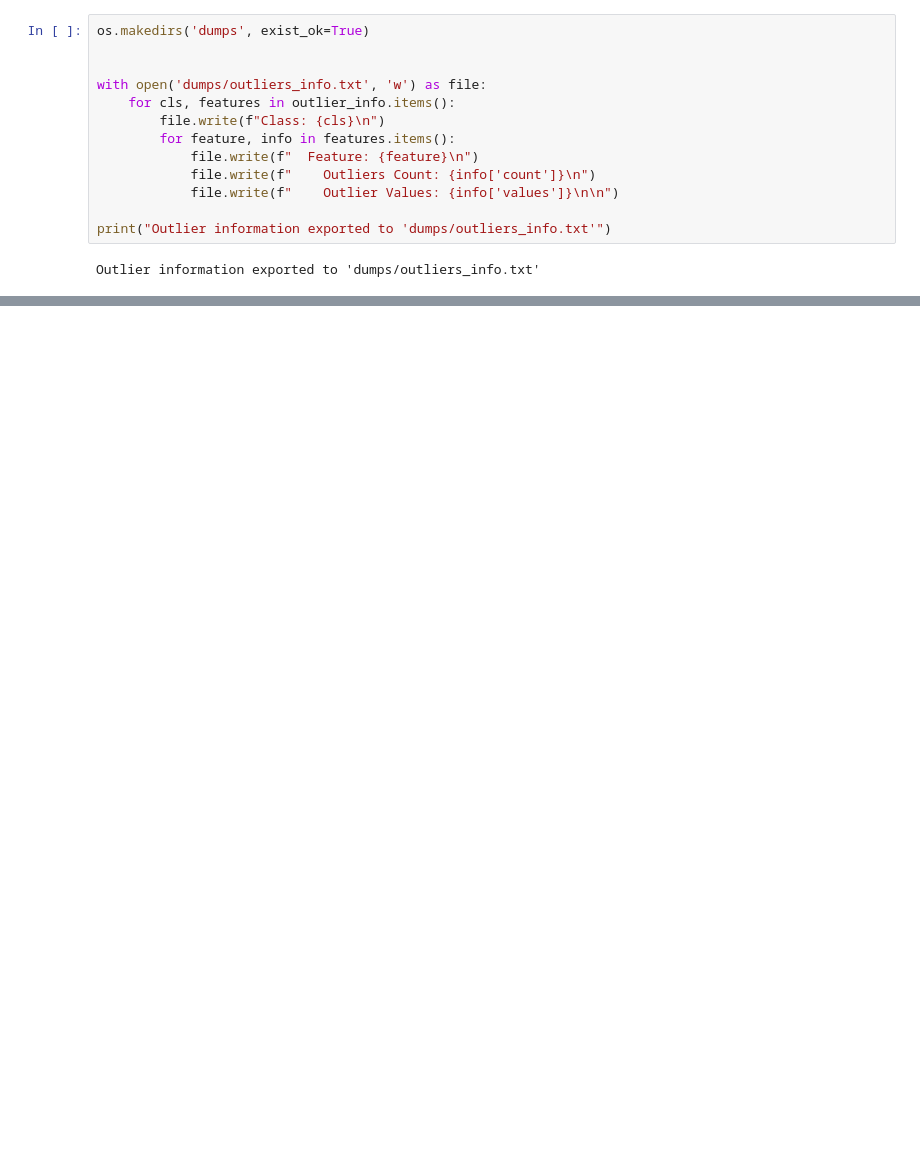
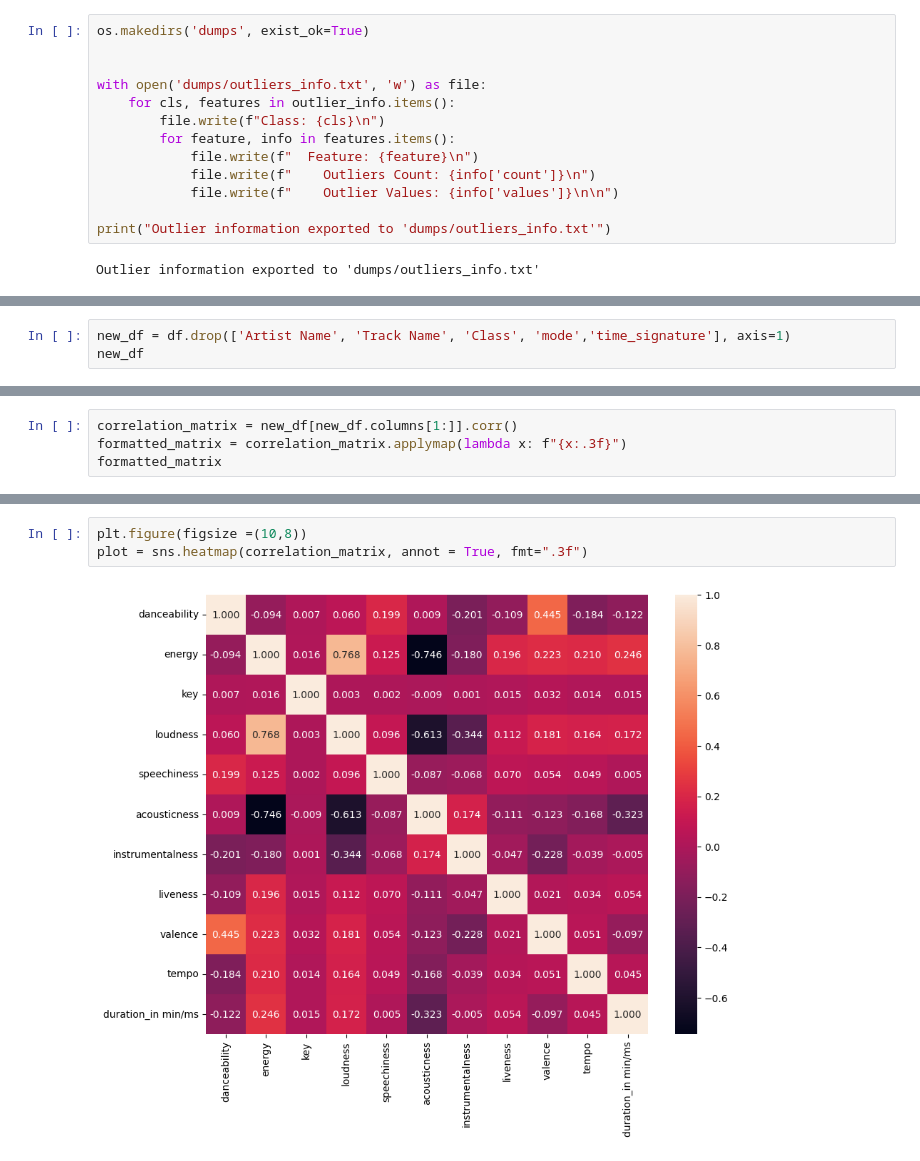
Before and after one commit to bewba/STINTSY-MP, a Jupyter notebook: STINSTY.ipynb, the cells around one changed output, grey strips where cells are left out. Cells and saved outputs as stored; diff of their text form; blank space fills up the shorter version.

Commit message:
analyzing correlations

```diff
--- a/STINSTY.ipynb
+++ b/STINSTY.ipynb
@@ -239,0 +227,3 @@ Outlier information exported to 'dumps/outliers_info.txt'
+# %%
+new_df = df.drop(['Artist Name', 'Track Name', 'Class', 'mode','time_signature'], axis=1)
+new_df
@@ -239,0 +244,4 @@ Outlier information exported to 'dumps/outliers_info.txt'
+# %%
+correlation_matrix = new_df[new_df.columns[1:]].corr()
+formatted_matrix = correlation_matrix.applymap(lambda x: f"{x:.3f}")
+formatted_matrix
@@ -239,0 +261,5 @@ Outlier information exported to 'dumps/outliers_info.txt'
+# %%
+plt.figure(figsize =(10,8))
+plot = sns.heatmap(correlation_matrix, annot = True, fmt=".3f")
+# %% [output]
+[figure, added]
```
Also changed, not shown: parts of 7 cells of this notebook.
